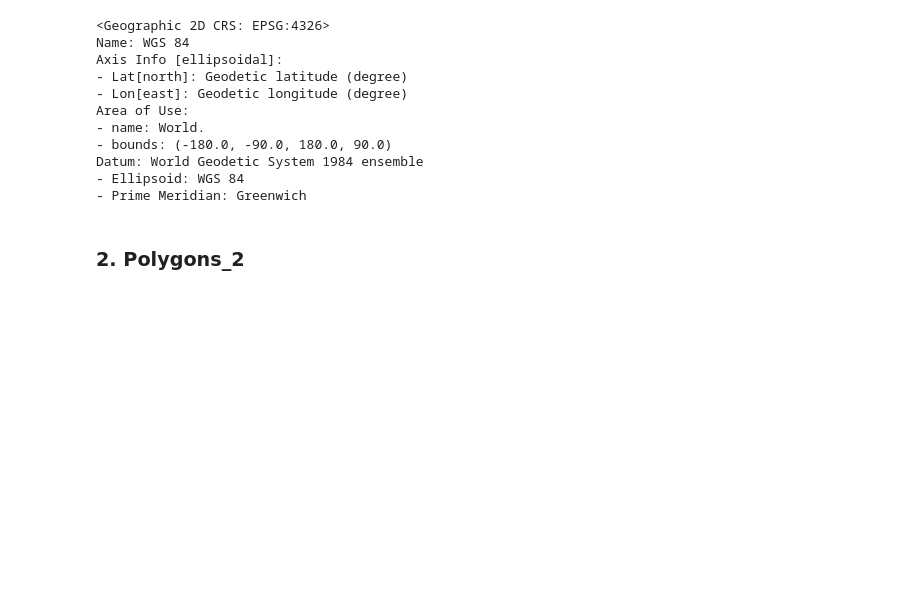
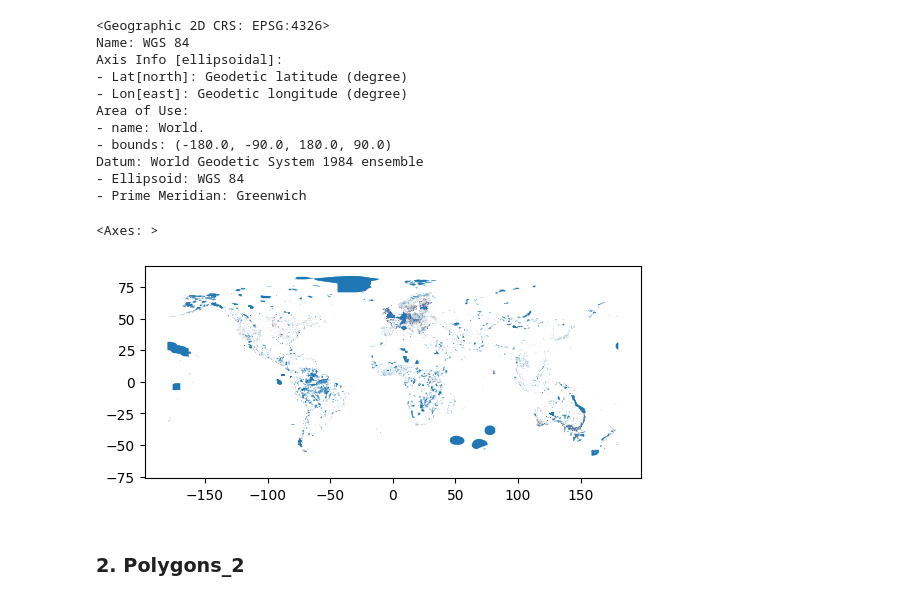
Before and after one commit to dataforgoodfr/12_bloom, a Jupyter notebook: data_science/notebooks/Narrow_down_WDPA_to_non_terrestrial.ipynb, the cells around one changed output. Cells and saved outputs as stored; diff of their text form; code cells hidden in the pictures; blank space fills up the shorter version.

```diff
--- a/data_science/notebooks/Narrow_down_WDPA_to_non_terrestrial.ipynb
+++ b/data_science/notebooks/Narrow_down_WDPA_to_non_terrestrial.ipynb
@@ -67,3 +34,6 @@ path_root='/Users/martinvanderlinden/Documents/raw_data/WDPA_jan2023/'
+# %%
+data_root = "../data"
+path_root = f'{data_root}/WDPA_jan2023/'
 # %%
 ## read shapefile using geopandas library
 # %%
@@ -99,6 +69,11 @@ Area of Use:
 Datum: World Geodetic System 1984 ensemble
 - Ellipsoid: WGS 84
 - Prime Meridian: Greenwich
+# %%
+df1.plot()
+# %% [output]
+<Axes: >
+[figure, added]
 # %% [markdown]
 ### 2. Polygons_2
 # %%
```
Also changed, not shown: parts of 26 cells of this notebook, 2 other files.
